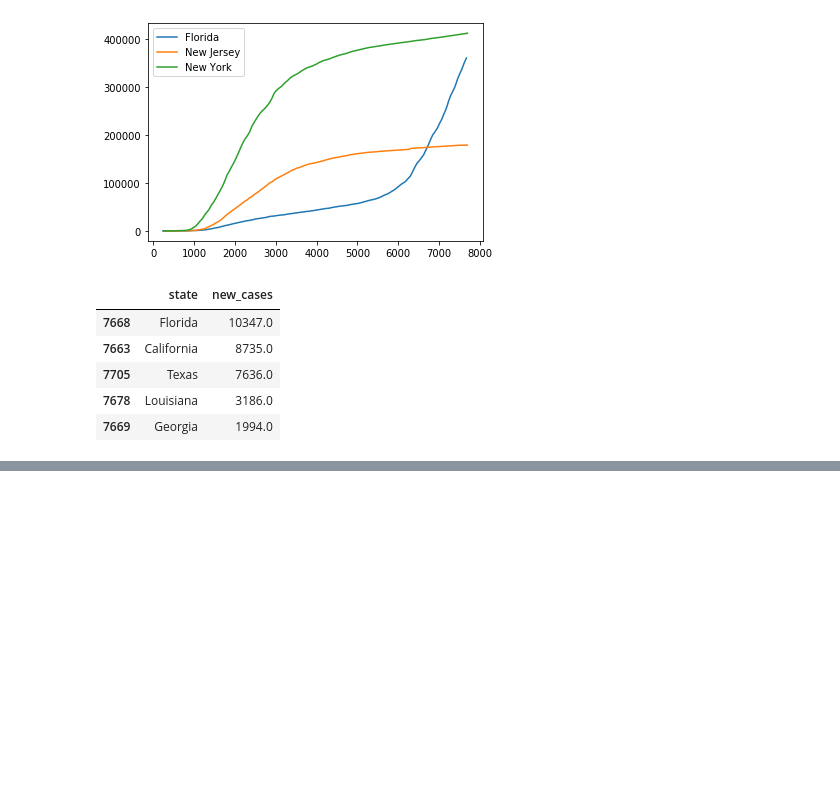
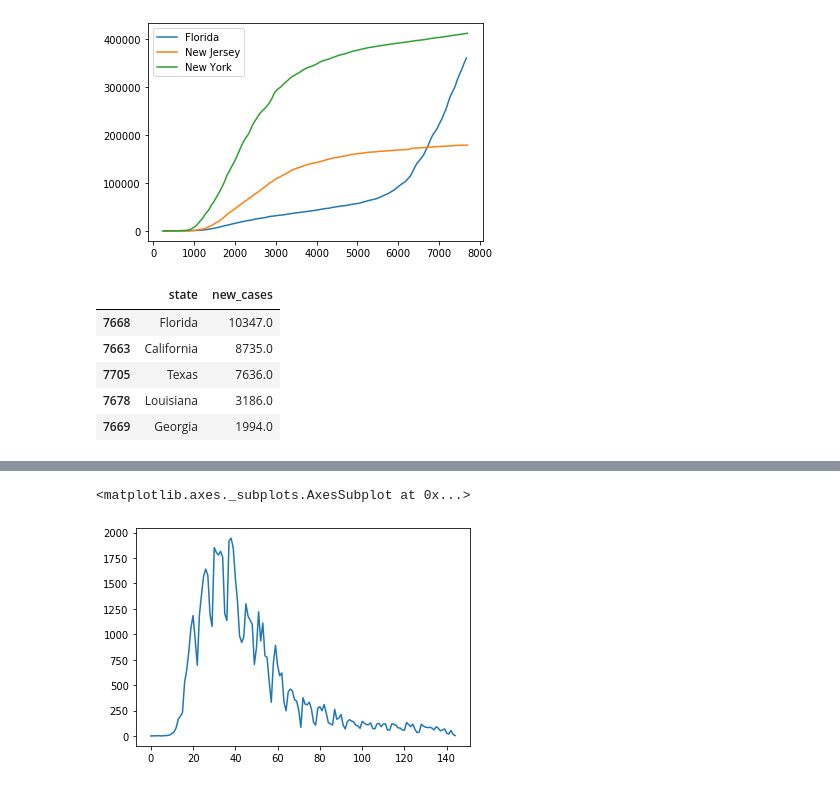
Before and after one commit to tlzhu19/covid19-dashboard, a Jupyter notebook: covid19_dashboard.ipynb, the cells around one changed output, grey strips where cells are left out. Cells and saved outputs as stored; diff of their text form; code cells hidden in the pictures; blank space fills up the shorter version.

```diff
--- a/covid19_dashboard.ipynb
+++ b/covid19_dashboard.ipynb
@@ -59,0 +107,5 @@ states_df[states_df ['date']==states_df['date'].max()].sort_values('new_cases',
+# %%
+nyc_boro_df.QN_CASE_COUNT.plot()
+# %% [output]
+<matplotlib.axes._subplots.AxesSubplot at 0x...>
+[figure, added]
```
Also changed, not shown: parts of 8 cells of this notebook.
